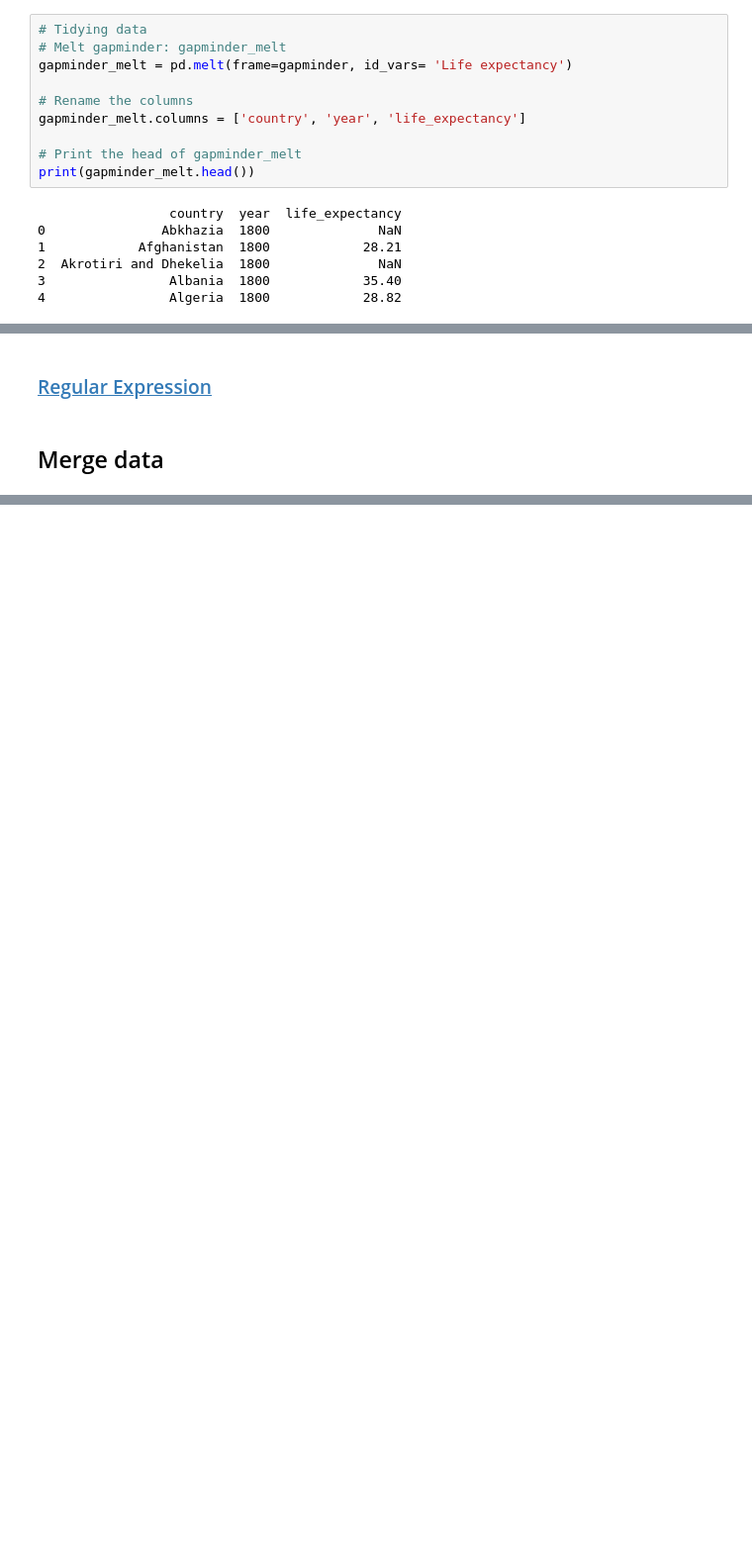
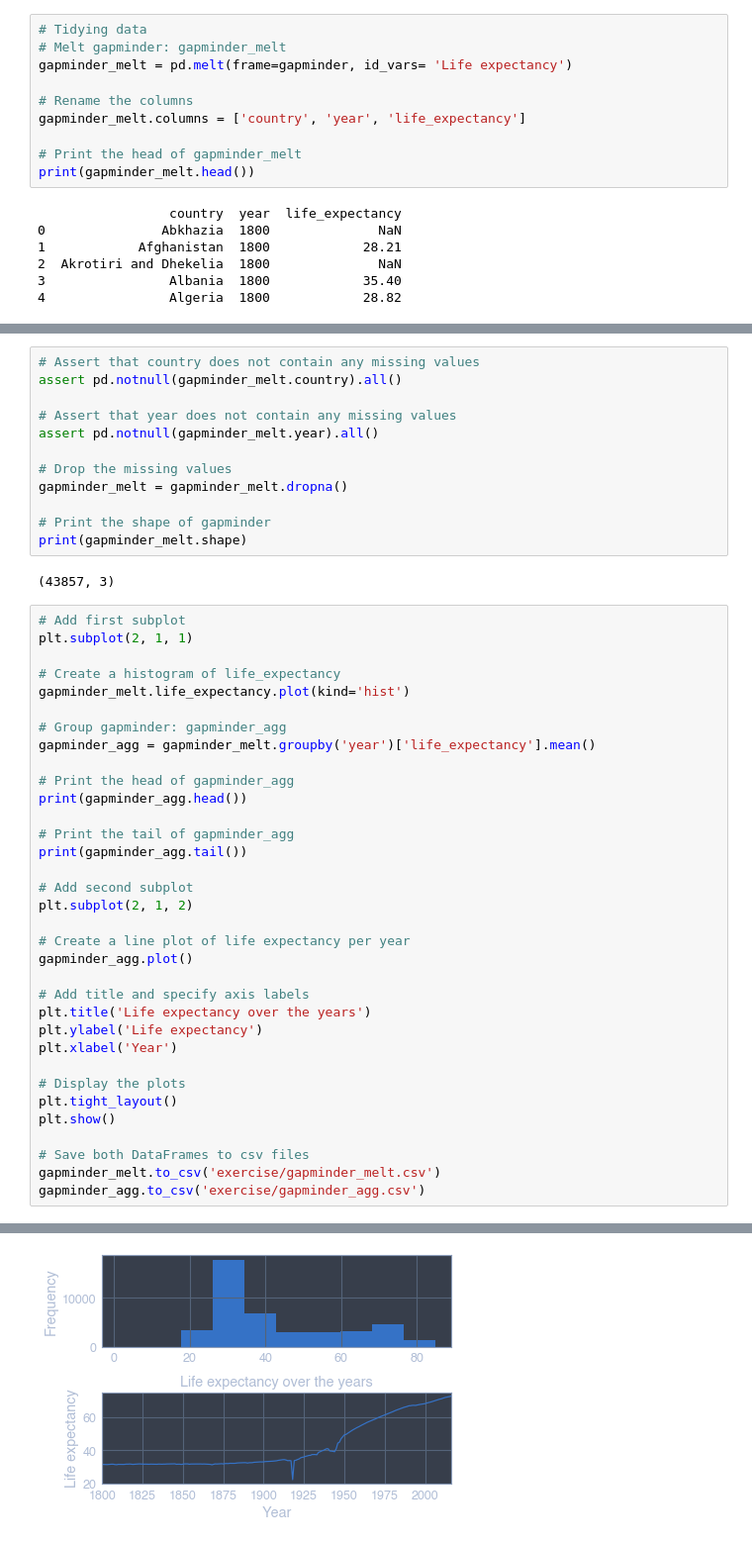
Before and after one commit to ellickhou/DataCamp, a Jupyter notebook: Course_5_Cleaning Data in Python/CH5_Case study.ipynb, the cells around one changed output, grey strips where cells are left out. Shown: that part at 99% size. Cells and saved outputs as stored; diff of their text form; blank space fills up the shorter version.

```diff
--- a/Course_5_Cleaning Data in Python/CH5_Case study.ipynb
+++ b/Course_5_Cleaning Data in Python/CH5_Case study.ipynb
@@ -244,4 +266,49 @@ Name: country, Length: 260, dtype: bool
-# %% [markdown]
-### [Regular Expression](https://zh.wikipedia.org/wiki/正则表达式)
-# %% [markdown]
-## Merge data
+# %%
+# Assert that country does not contain any missing values
+assert pd.notnull(gapminder_melt.country).all()
+
+# Assert that year does not contain any missing values
+assert pd.notnull(gapminder_melt.year).all()
+
+# Drop the missing values
+gapminder_melt = gapminder_melt.dropna()
+
+# Print the shape of gapminder
+print(gapminder_melt.shape)
+# %% [output]
+(43857, 3)
+# %%
+# Add first subplot
+plt.subplot(2, 1, 1)
+
+# Create a histogram of life_expectancy
+gapminder_melt.life_expectancy.plot(kind='hist')
+
+# Group gapminder: gapminder_agg
+gapminder_agg = gapminder_melt.groupby('year')['life_expectancy'].mean()
+
+# Print the head of gapminder_agg
+print(gapminder_agg.head())
+
+# Print the tail of gapminder_agg
+print(gapminder_agg.tail())
+
+# Add second subplot
+plt.subplot(2, 1, 2)
+
+# Create a line plot of life expectancy per year
+gapminder_agg.plot()
+
+# Add title and specify axis labels
+plt.title('Life expectancy over the years')
+plt.ylabel('Life expectancy')
+plt.xlabel('Year')
+
+# Display the plots
+plt.tight_layout()
+plt.show()
+
+# Save both DataFrames to csv files
+gapminder_melt.to_csv('exercise/gapminder_melt.csv')
+gapminder_agg.to_csv('exercise/gapminder_agg.csv')
+# %% [output]
@@ -247,0 +329 @@ Name: country, Length: 260, dtype: bool
+[figure, added]
```
Also changed, not shown: parts of 13 cells of this notebook.
